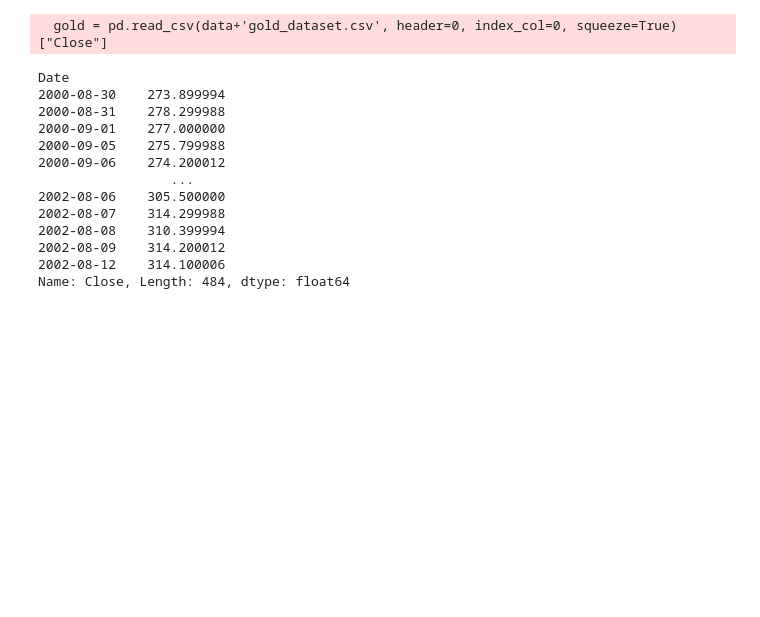
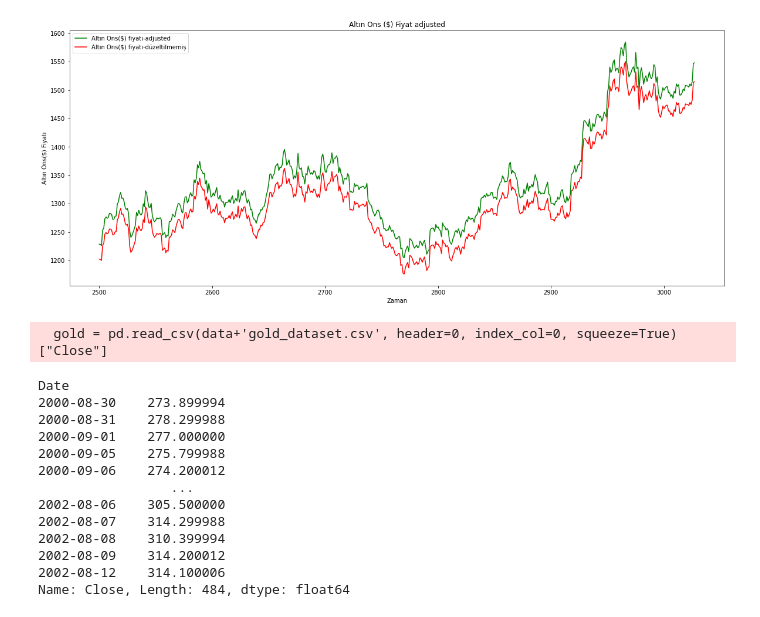
Before and after one commit to noaahhh/Time-Series-Predicter, a Jupyter notebook: ARIMA.ipynb, the cells around one changed output. Saved outputs shown, nothing was run; the diff lists cells and outputs as text; code cells hidden in the pictures; blank space fills up the shorter version.

```diff
--- a/ARIMA.ipynb
+++ b/ARIMA.ipynb
@@ -11,3 +94,10 @@ present_data=pd.read_csv(data+"present_data.csv")
+# %%
+adjusted=pd.DataFrame()
+
+def inflate(x,inflation):
+    return x + (x*(inflation/100))
+for column in present_data.columns[2:19]:
+    adjusted[column+"_Adj"]=present_data.apply(lambda row: inflate(row[column],row['enflasyon oranı (yıllık %)']) ,axis=1)
 # %%
 present_data
 # %% [output]
@@ -27,3 +135,16 @@ present_data
+# %%
+import matplotlib.pyplot as plt
+plt.figure(figsize=(20,8))
+plt.plot(adjusted[2500:],color = 'green', label = 'Altın Ons($) fiyatı-adjusted')
+plt.plot(present_data["Gold"][2500:],color = 'red', label = 'Altın Ons($) fiyatı-düzeltilmemiş')
+
+plt.title('Altın Ons ($) Fiyat adjusted')
+plt.xlabel('Zaman')
+plt.ylabel('Altın Ons($) Fiyatı')
+plt.legend()
+plt.show()
+# %% [output]
+[figure, added]
 # %%
 
 
```
Also changed, not shown: parts of 11 cells of this notebook, 2 other files.
